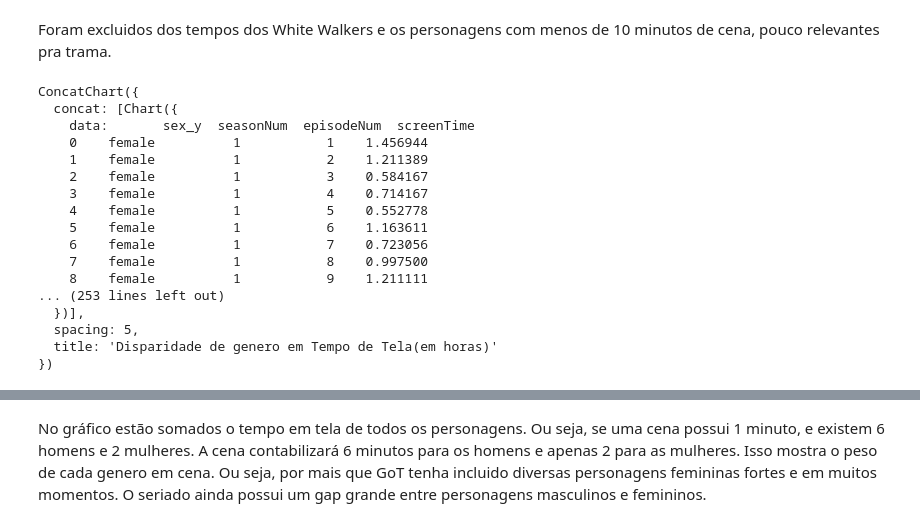
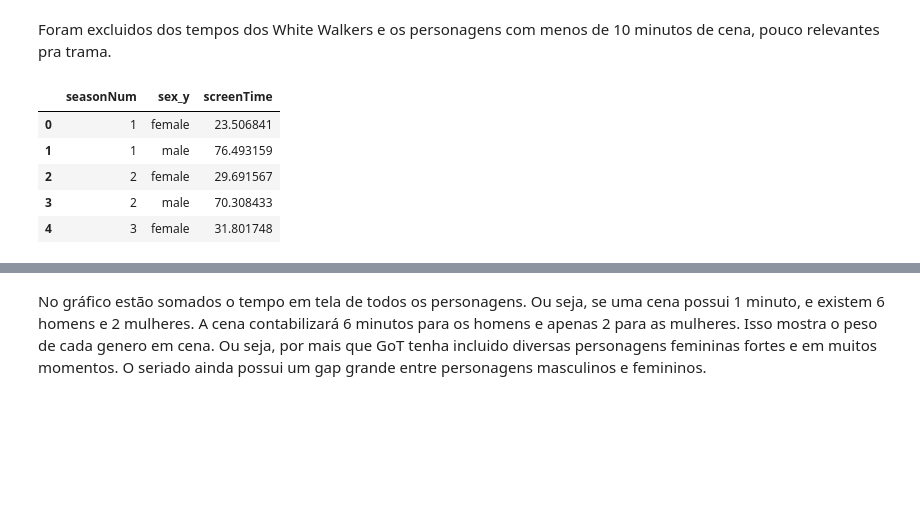
Before and after one commit to lorransr/ice_fire_and_data, a Jupyter notebook: Uma_canção_de_Gelo,_Fogo_e_Dados.ipynb, the cells around one changed output, grey strips where cells are left out. Saved outputs shown, nothing was run; the diff lists cells and outputs as text; code cells hidden in the pictures; blank space fills up the shorter version.

```diff
--- a/Uma_canção_de_Gelo,_Fogo_e_Dados.ipynb
+++ b/Uma_canção_de_Gelo,_Fogo_e_Dados.ipynb
@@ -341,61 +375,16 @@ descartados.sort_values(by="screenTime",ascending = False).head()
 # %% [markdown]
 Foram excluidos dos tempos dos White Walkers e os personagens com menos de 10 minutos de cena, pouco relevantes pra trama.
-# %%
-#plotando o gráfico
-
-base = alt.Chart(df_sex).properties(
-    width=500,
-    height = 500
-)
-
-
-color_scale = alt.Scale(domain=['male', 'female'],
-                        range=['#930416', '#eab64d'])
-
-left = base.transform_filter(
-    alt.datum.sex_y == 'female'
-).encode(
-    y=alt.Y('seasonNum:O', axis=None),
-    x=alt.X('sum(screenTime):Q',
-            title='tempo de tela (hr)',
-            scale=alt.Scale(domain=(0, 35)),
-            sort=alt.SortOrder('descending')),
-    color=alt.Color('sex_y:N', scale=color_scale, legend=None)
-).mark_bar().properties(title='Mulheres')
-
-
-middle = base.encode(
-    y=alt.Y('seasonNum:O', axis=None),
-    text=alt.Text('seasonNum:Q'),
-).mark_text().properties(width=20)
-
-
-right = base.transform_filter(
-    alt.datum.sex_y == 'male'
-).encode(
-    y=alt.Y('seasonNum:O', axis=None),
-    x=alt.X('sum(screenTime):Q',
-            title='tempo de tela (hr)',
-           scale=alt.Scale(domain=(0, 35))),
-    color=alt.Color('sex_y:N', scale=color_scale, legend=None)
-).mark_bar().properties(title='Homens')
-
-alt.concat(left, middle, right, spacing=5).properties(title = "Disparidade de genero em Tempo de Tela(em horas)")
-# %% [output]
-ConcatChart({
-  concat: [Chart({
-    data:       sex_y  seasonNum  episodeNum  screenTime
-    0    female          1           1    1.456944
-    1    female          1           2    1.211389
-    2    female          1           3    0.584167
-    3    female          1           4    0.714167
-    4    female          1           5    0.552778
-    5    female          1           6    1.163611
-    6    female          1           7    0.723056
-    7    female          1           8    0.997500
-    8    female          1           9    1.211111
-... (253 lines left out)
-  })],
-  spacing: 5,
-  title: 'Disparidade de genero em Tempo de Tela(em horas)'
-})
+# %%
+df_sex_gp = df_sex.groupby(['seasonNum', 'sex_y']).agg({'screenTime': 'sum'})
+#calculando porcentagem
+df_sex_pct = df_sex_gp.groupby(level=0).apply(lambda x:
+                                                 100 * x / float(x.sum()))
+df_sex_pct.reset_index(inplace=True)
+df_sex_pct.head()
+# %% [output]
+|  | seasonNum | sex_y | screenTime |
+| 0 | 1 | female | 23.506841 |
+| 1 | 1 | male | 76.493159 |
+| 2 | 2 | female | 29.691567 |
+| 3 | 2 | male | 70.308433 |
+| 4 | 3 | female | 31.801748 |
```
Also changed, not shown: parts of 15 cells of this notebook.
